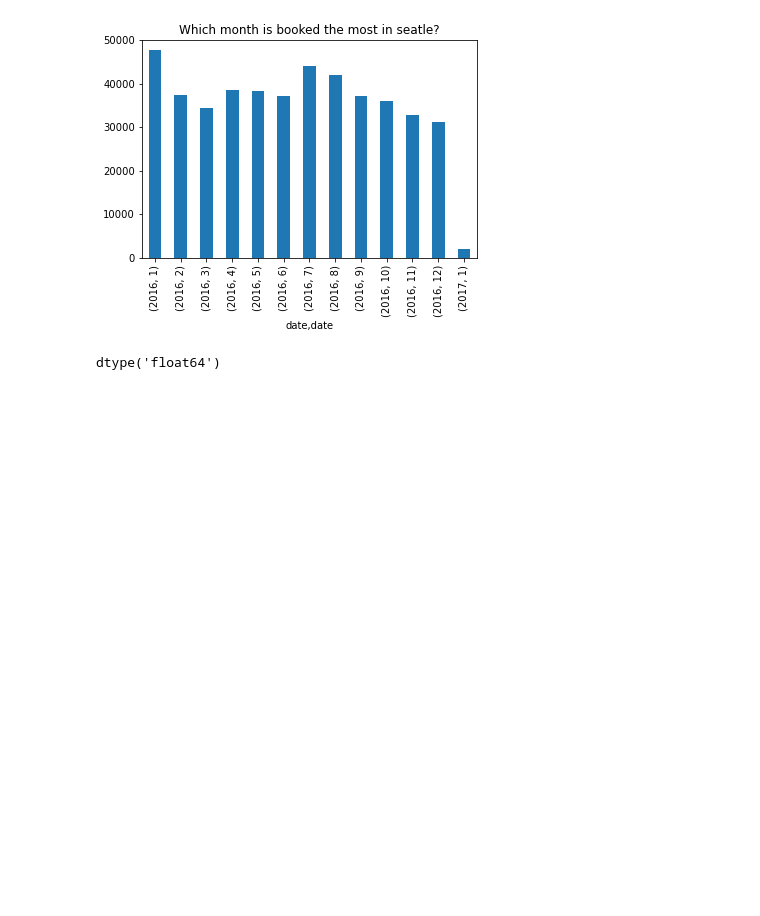
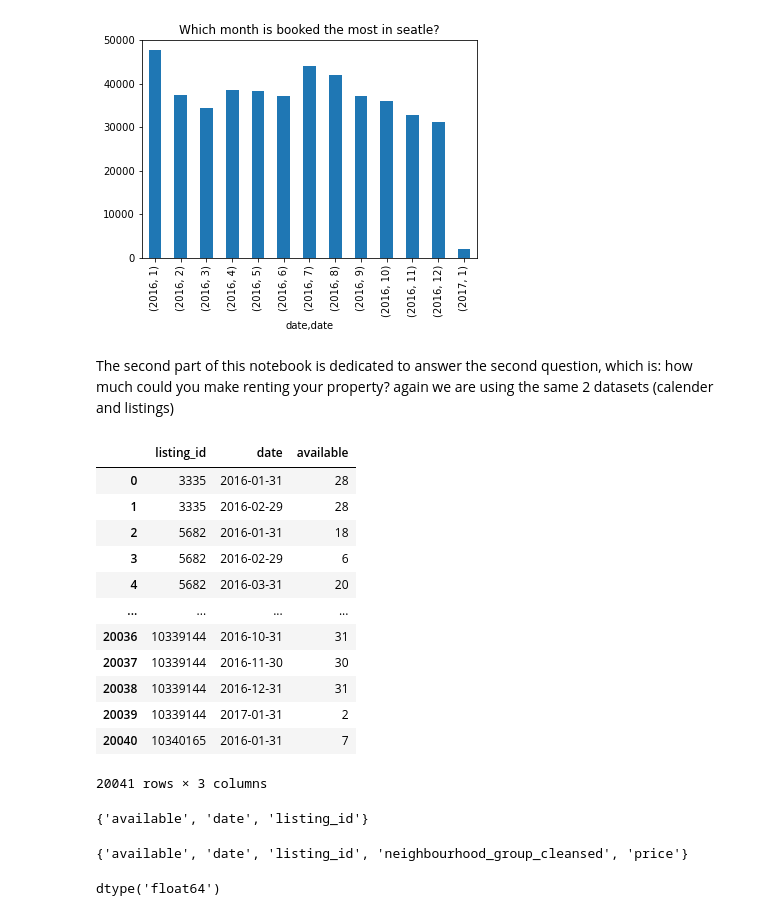
Before and after one commit to Sarah-Rabiee/udacity_dsnd, a Jupyter notebook: project_1/Code/Busiest Month and revenue.ipynb, the cells around one changed output. Drawn from its saved outputs; the diff is of its cells as text; code cells hidden in the pictures; blank space fills up the shorter version.

```diff
--- a/project_1/Code/Busiest Month and revenue.ipynb
+++ b/project_1/Code/Busiest Month and revenue.ipynb
@@ -62,4 +83,33 @@ Try using .loc[row_indexer,col_indexer] = value instead
 See the caveats in the documentation: https://pandas.pydata.org/pandas-docs/stable/user_guide/indexing.html#returning-a-view-versus-a-copy
   df_availability['date']= pd.to_datetime(df_availability['date'])
 [figure]
+# %% [markdown]
+The second part of this notebook is dedicated to answer the second question, which is: how much could you make renting your property?
+again we are using the same 2 datasets (calender and listings)
+# %%
+#Preparing the Data
+
+#groupby listing_id, year and month to know the monthly occupation of each listing and resting index
+temp_df = df_availability.groupby(['listing_id',pd.Grouper(key='date', freq='M')]).agg({'available': 'count'}).reset_index()
+temp_df
+# %% [output]
+|  | listing_id | date | available |
+| 0 | 3335 | 2016-01-31 | 28 |
+| 1 | 3335 | 2016-02-29 | 28 |
+| 2 | 5682 | 2016-01-31 | 18 |
+| 3 | 5682 | 2016-02-29 | 6 |
+| 4 | 5682 | 2016-03-31 | 20 |
+| ... | ... | ... | ... |
+| 20036 | 10339144 | 2016-10-31 | 31 |
+| 20037 | 10339144 | 2016-11-30 | 30 |
+| 20038 | 10339144 | 2016-12-31 | 31 |
+| 20039 | 10339144 | 2017-01-31 | 2 |
+| 20040 | 10340165 | 2016-01-31 | 7 |
+20041 rows × 3 columns
+# %%
+#making sure there is no missing values in the data
+no_nulls_temp_df = set(temp_df.columns[temp_df.isnull().mean()==0])
+no_nulls_temp_df
+# %% [output]
+{'available', 'date', 'listing_id'}
 # %%
@@ -73,2 +120,8 @@ df_listingHost_detail = df_listing[['listing_id','price','host_is_superhost','ne
 df_busy = pd.merge(temp_df,df_listingHost_detail , on='listing_id')
+# %%
+#no missing values
+no_nulls_df_busy = set(df_busy.columns[df_busy.isnull().mean()==0])
+no_nulls_df_busy
+# %% [output]
+{'available', 'date', 'listing_id', 'neighbourhood_group_cleansed', 'price'}
 # %%
```
Also changed, not shown: parts of 11 cells of this notebook, 1 other file.
